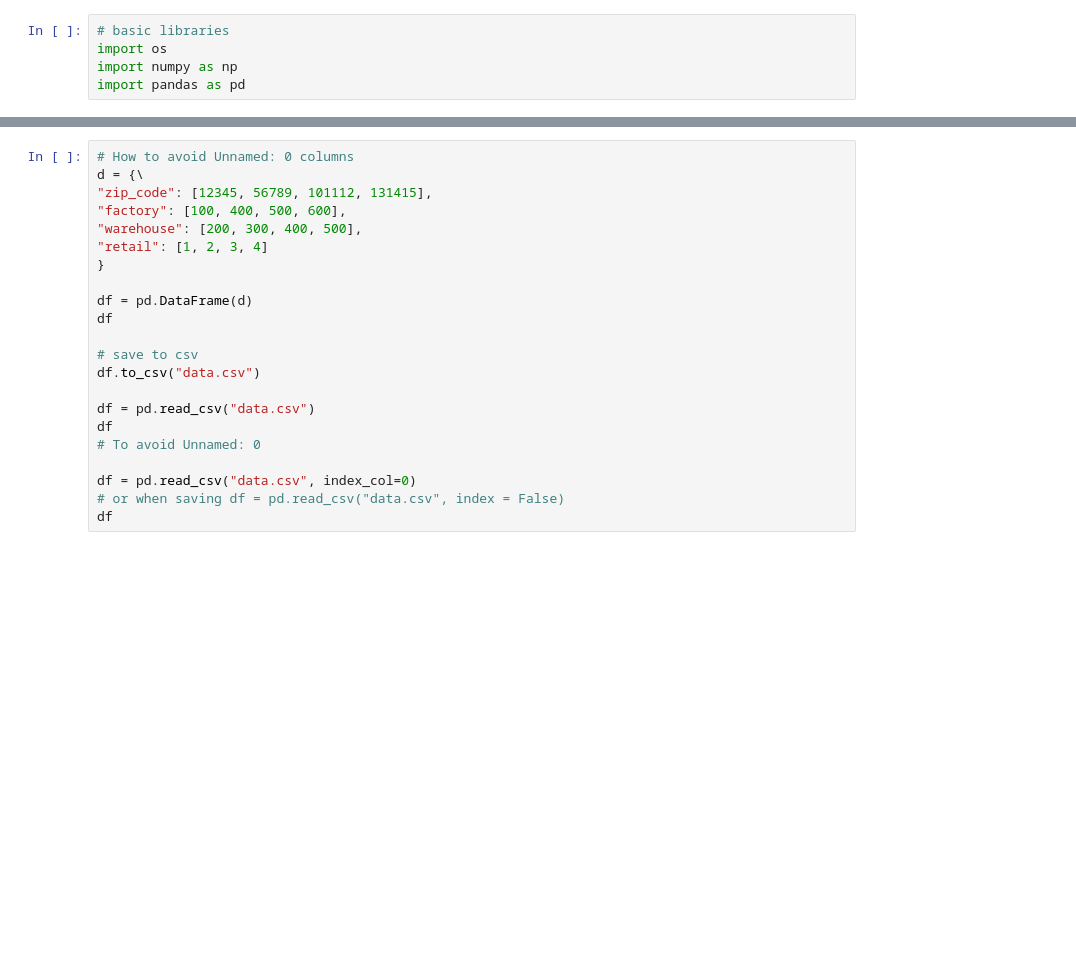
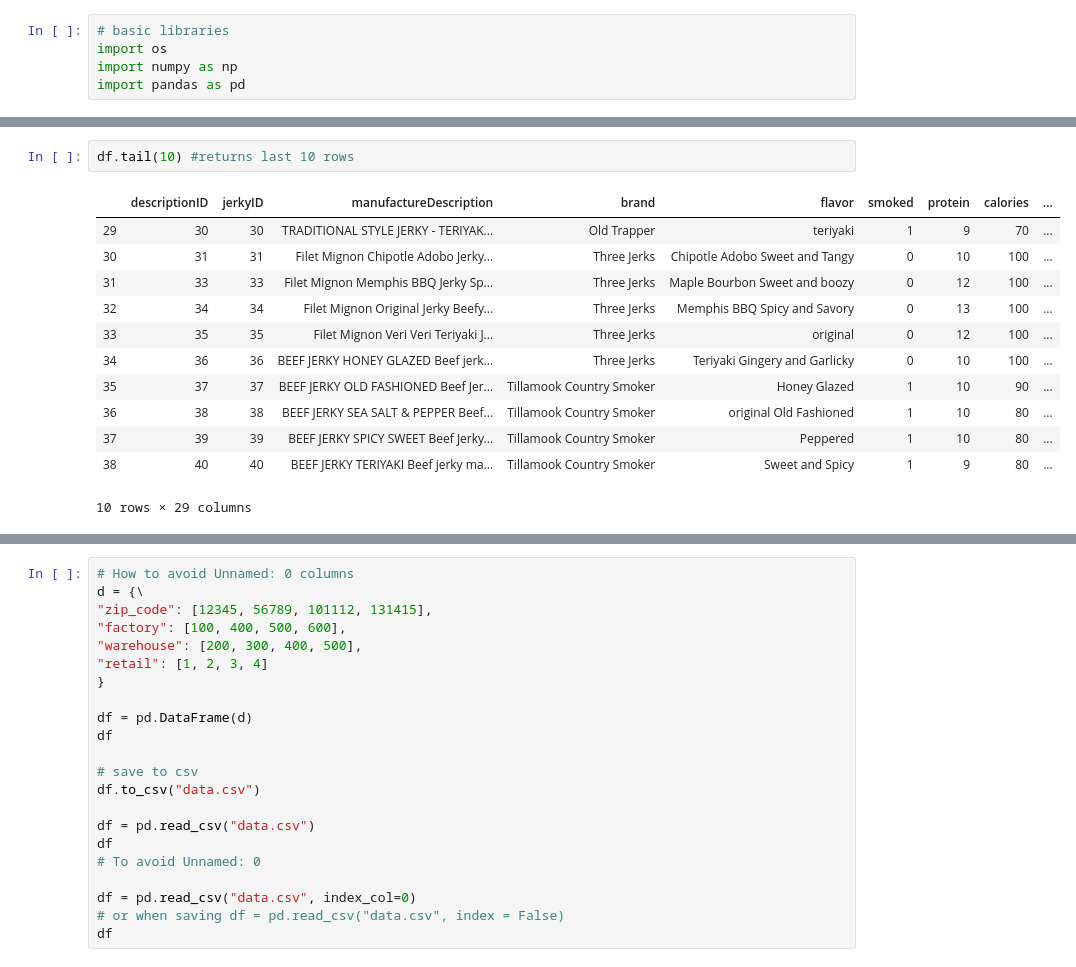
Before and after one commit to Galdina/InterviewPrep, a Jupyter notebook: pandas_tricks.ipynb, the cells around one changed output, grey strips where cells are left out. Cells and saved outputs as stored; diff of their text form; blank space fills up the shorter version.

```diff
--- a/pandas_tricks.ipynb
+++ b/pandas_tricks.ipynb
@@ -5,0 +19,15 @@ import pandas as pd
+# %%
+df.tail(10) #returns last 10 rows
+# %% [output]
+|  | descriptionID | jerkyID | manufactureDescription | brand | flavor | smoked | protein | calories | ... |
+| 29 | 30 | 30 | TRADITIONAL STYLE JERKY - TERIYAK... | Old Trapper | teriyaki | 1 | 9 | 70 | ... |
+| 30 | 31 | 31 | Filet Mignon Chipotle Adobo Jerky... | Three Jerks | Chipotle Adobo Sweet and Tangy | 0 | 10 | 100 | ... |
+| 31 | 33 | 33 | Filet Mignon Memphis BBQ Jerky Sp... | Three Jerks | Maple Bourbon Sweet and boozy | 0 | 12 | 100 | ... |
+| 32 | 34 | 34 | Filet Mignon Original Jerky Beefy... | Three Jerks | Memphis BBQ Spicy and Savory | 0 | 13 | 100 | ... |
+| 33 | 35 | 35 | Filet Mignon Veri Veri Teriyaki J... | Three Jerks | original | 0 | 12 | 100 | ... |
+| 34 | 36 | 36 | BEEF JERKY HONEY GLAZED Beef jerk... | Three Jerks | Teriyaki Gingery and Garlicky | 0 | 10 | 100 | ... |
+| 35 | 37 | 37 | BEEF JERKY OLD FASHIONED Beef Jer... | Tillamook Country Smoker | Honey Glazed | 1 | 10 | 90 | ... |
+| 36 | 38 | 38 | BEEF JERKY SEA SALT & PEPPER Beef... | Tillamook Country Smoker | original Old Fashioned | 1 | 10 | 80 | ... |
+| 37 | 39 | 39 | BEEF JERKY SPICY SWEET Beef Jerky... | Tillamook Country Smoker | Peppered | 1 | 10 | 80 | ... |
+| 38 | 40 | 40 | BEEF JERKY TERIYAKI Beef jerky ma... | Tillamook Country Smoker | Sweet and Spicy | 1 | 9 | 80 | ... |
+10 rows × 29 columns
```
Also changed, not shown: parts of 29 cells of this notebook.
